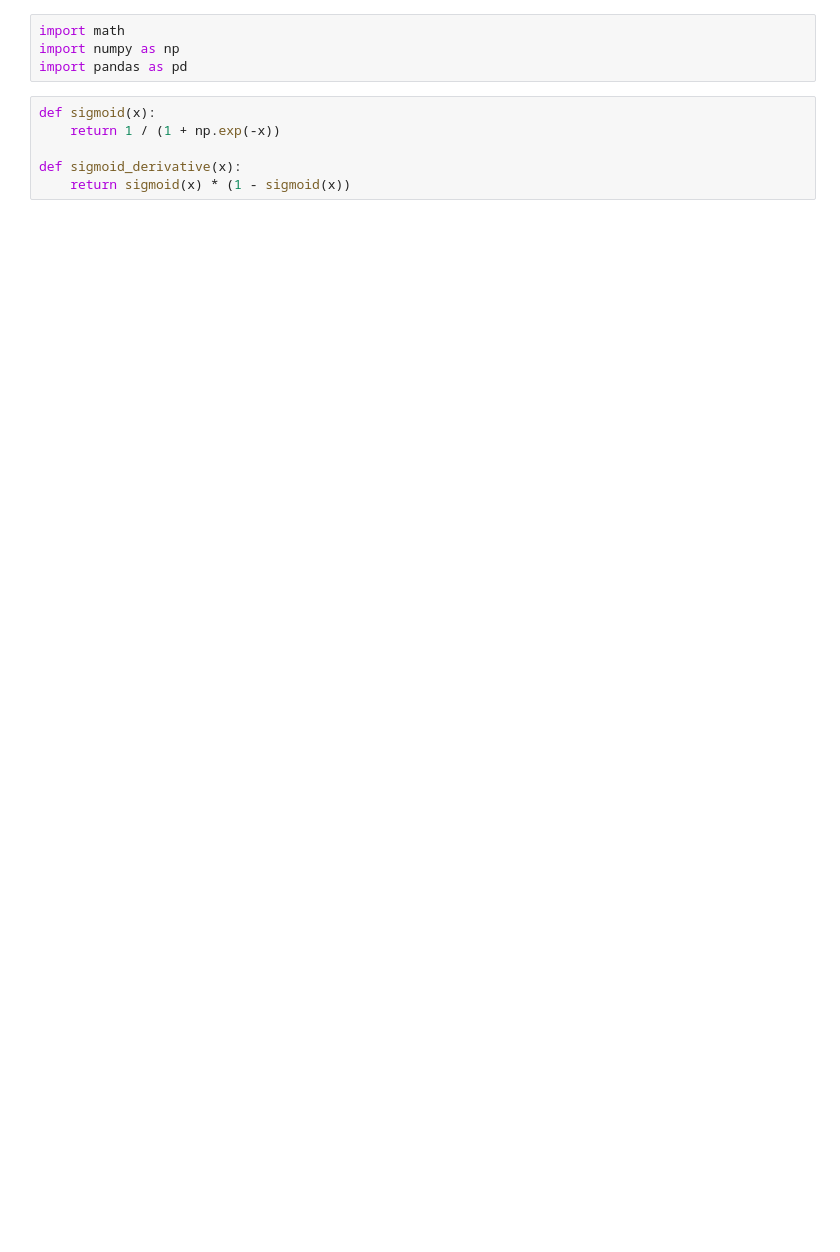
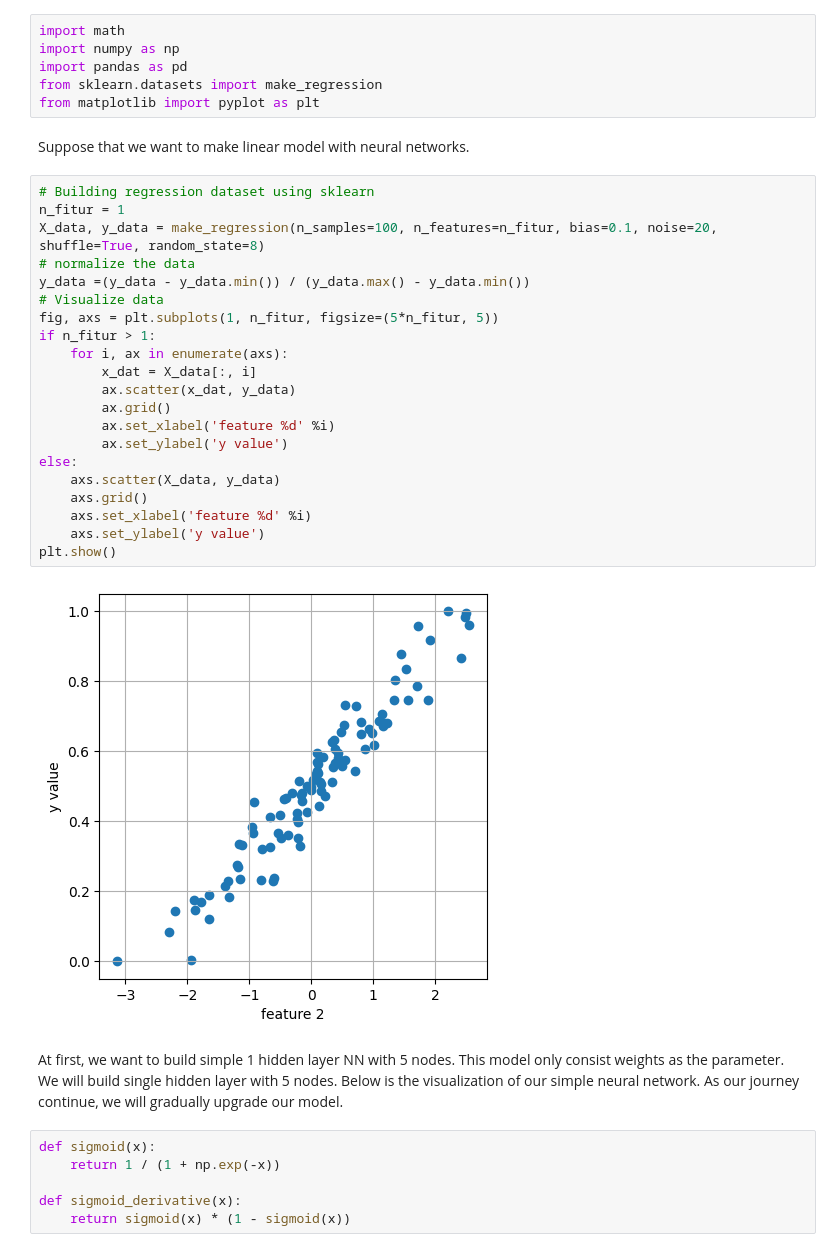
Before and after one commit to anasnafis77/machine-learning-from-scratch, a Jupyter notebook: neural-networks.ipynb, the cells around one changed output. Cells and saved outputs as stored; diff of their text form; blank space fills up the shorter version.

Commit message:
add regression problem, fix backpropagation formula

```diff
--- a/neural-networks.ipynb
+++ b/neural-networks.ipynb
@@ -2,6 +18,35 @@
 import math
 import numpy as np
 import pandas as pd
+from sklearn.datasets import make_regression
+from matplotlib import pyplot as plt
+# %% [markdown]
+Suppose that we want to make linear model with neural networks.
+# %%
+# Building regression dataset using sklearn
+n_fitur = 1
+X_data, y_data = make_regression(n_samples=100, n_features=n_fitur, bias=0.1, noise=20, shuffle=True, random_state=8)
+# normalize the data
+y_data =(y_data - y_data.min()) / (y_data.max() - y_data.min())
+# Visualize data
+fig, axs = plt.subplots(1, n_fitur, figsize=(5*n_fitur, 5))
+if n_fitur > 1:
+    for i, ax in enumerate(axs):
+        x_dat = X_data[:, i]
+        ax.scatter(x_dat, y_data)
+        ax.grid()
+        ax.set_xlabel('feature %d' %i)
+        ax.set_ylabel('y value')
+else:
+    axs.scatter(X_data, y_data)
+    axs.grid()
+    axs.set_xlabel('feature %d' %i)
+    axs.set_ylabel('y value')
+plt.show()
+# %% [output]
+[figure, added]
+# %% [markdown]
+At first, we want to build simple 1 hidden layer NN with 5 nodes. This model only consist weights as the parameter. We will build single hidden layer with 5 nodes. Below is the visualization of our simple neural network. As our journey continue, we will gradually upgrade our model.
 # %%
 def sigmoid(x):
     return 1 / (1 + np.exp(-x))
```
Also changed, not shown: parts of 11 cells of this notebook.
